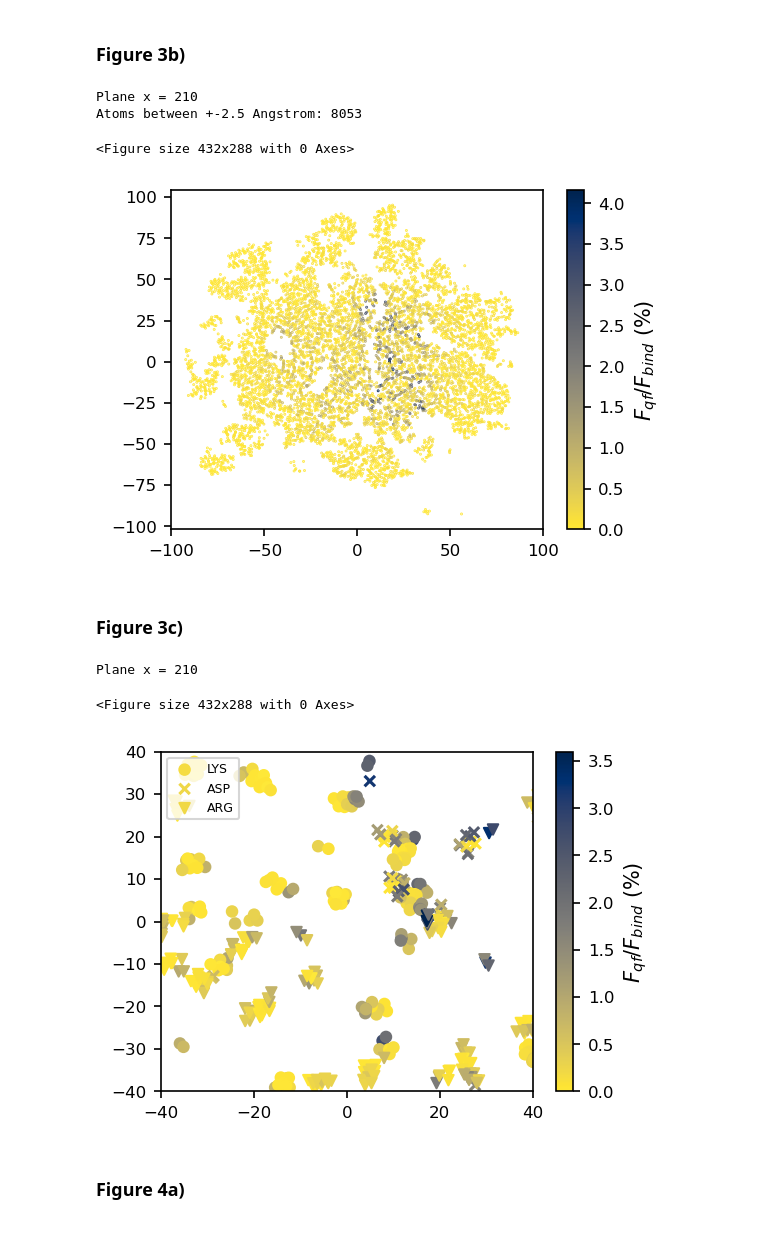
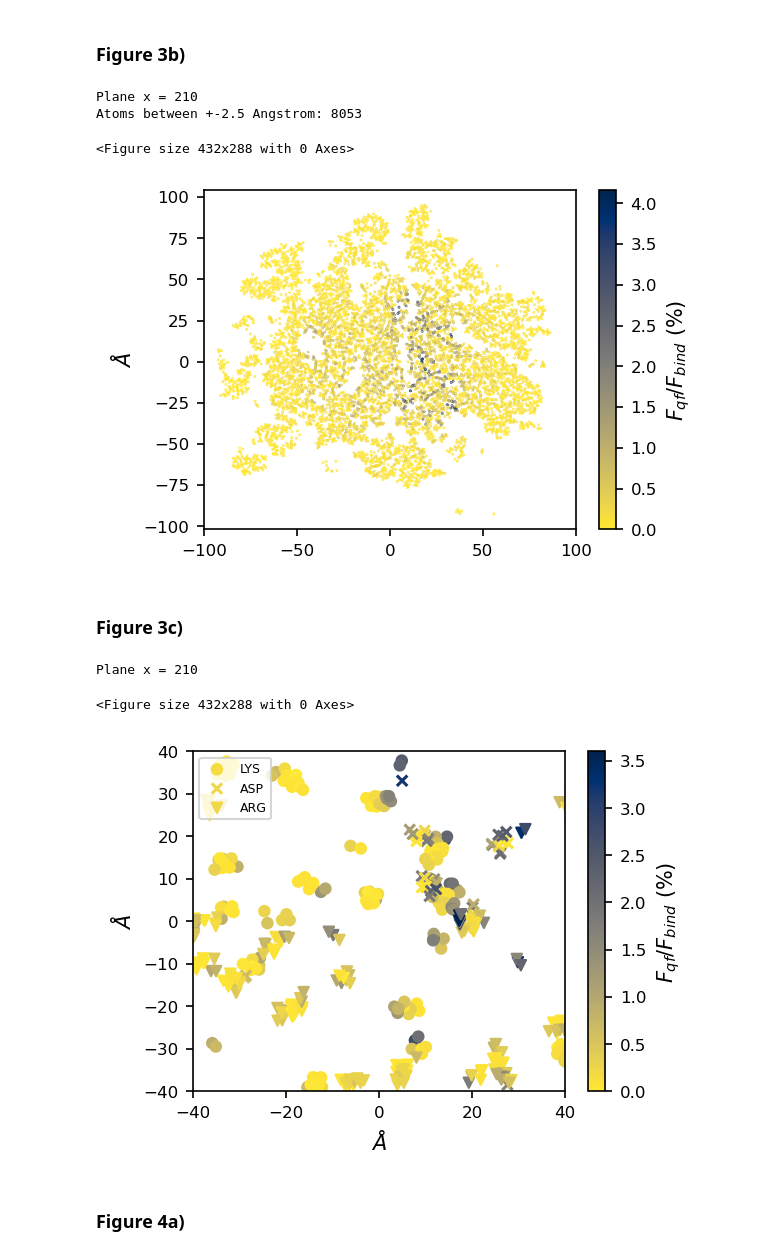
Before and after one commit to iaddison-smith/plots_afmtip, a Jupyter notebook: Forcesqf_afmtip.ipynb, the cells around one changed output. Drawn from its saved outputs; the diff is of its cells as text; code cells hidden in the pictures.

```diff
--- a/Forcesqf_afmtip.ipynb
+++ b/Forcesqf_afmtip.ipynb
@@ -113,27 +113,28 @@ Atoms displaced by more than +-2.5 Angstrom:  22883
 # %%
 # Force qf plot for plane y-z (x=210) for capsid
 # Select plane for the plot
 plane = 210#-145.25
 near_plane = numpy.where(abs(position[:,0]-plane)<2.5)[0]
 f_tot_mag_386 = numpy.sqrt((-2.1197685475579964)**2+(0.36092747252832624)**2+(0.00760169067022572)**2)
 
 # Plotting
 y = position[near_plane,1]
 z = position[near_plane,2]
 f_porcent = 100*(fqf_mag_386[near_plane])/(f_tot_mag_386)
 plt.clf()
 plt.figure(figsize=(4,3),dpi=150)
 plt.scatter(y,z,c=f_porcent,cmap='cividis_r',vmin=0,marker='.',s=0.5)
 plt.colorbar(label=r'$F_{qf}/F_{bind}$ (%) ')
 plt.xlim([-100,100])
+plt.ylabel('$\AA$')
 plt.savefig('plots\\forces_qf_condelta_x={0}ang_3b.pdf'.format(plane), format='pdf',dpi=300,bbox_inches='tight')
 print('Plane x =', plane)
 print('Atoms between +-2.5 Angstrom:', len(near_plane))
 # %% [output]
 Plane x = 210
 Atoms between +-2.5 Angstrom: 8053
 <Figure size 432x288 with 0 Axes>
-[figure, old version]
+[figure, new version]
 # %% [markdown]
 ### Figure 3c)
 # %%
@@ -171,13 +172,15 @@ plt.scatter(y_ASP,z_ASP,c=f_porcent_ASP,s=25,cmap='cividis_r',marker='x',vmin=0,
 plt.scatter(y_ARG,z_ARG,c=f_porcent_ARG,s=25,cmap='cividis_r',marker='v',vmin=0,vmax=3.6)
 plt.xlim([-40,40]); plt.ylim([-40,40])
 plt.legend(['LYS','ASP','ARG'],loc='upper left',prop={'size': 6})
+plt.ylabel('$\AA$')
+plt.xlabel('$\AA$')
 plt.colorbar(label=r'$F_{qf}/F_{bind}$ (%) ')
 plt.savefig('plots_aminoacid\\forces_qf_condelta_x={0}ang_{1}_3c.pdf'.format(plane,'LYSASPARG'), format='pdf',dpi=300,bbox_inches='tight')
 print('Plane x =', plane)
 # %% [output]
 Plane x = 210
 <Figure size 432x288 with 0 Axes>
-[figure, old version]
+[figure, new version]
 # %% [markdown]
 ### Figure 4a)
 # %%
```
Also changed, not shown: parts of 6 cells of this notebook, 3 other files.
